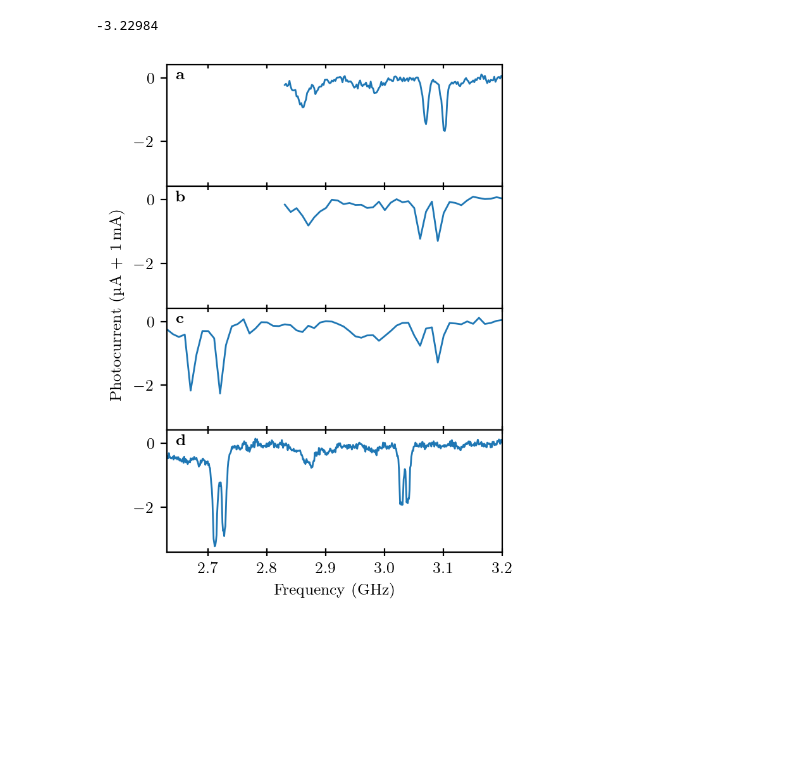
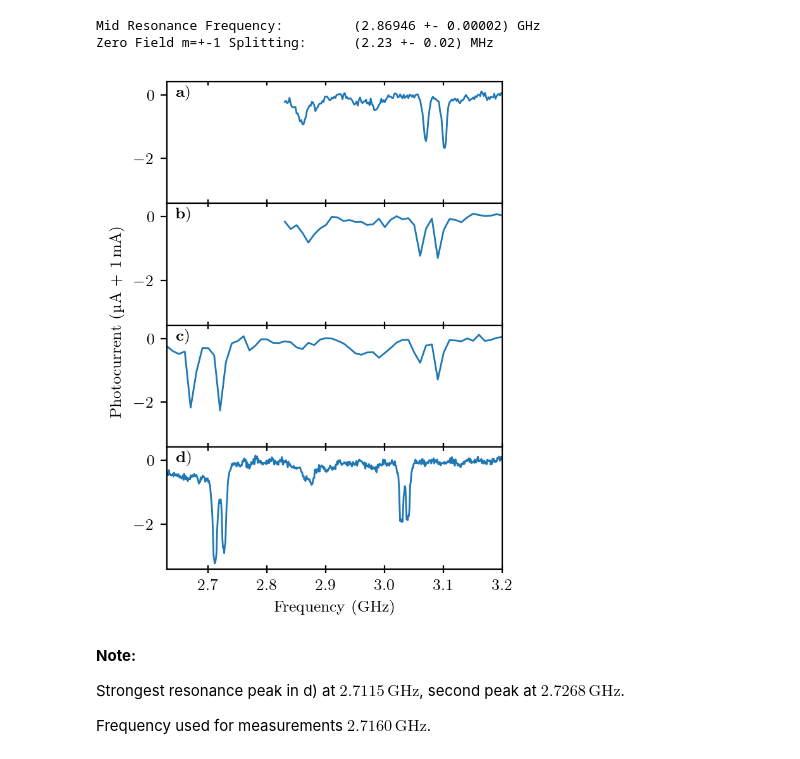
Before and after one commit to broschli/fopra, a Jupyter notebook: nv_centers/plot.ipynb, the cells around one changed output. Drawn from its saved outputs; the diff is of its cells as text; code cells hidden in the pictures; blank space fills up the shorter version.

```diff
--- a/nv_centers/plot.ipynb
+++ b/nv_centers/plot.ipynb
@@ -44,22 +77,33 @@ array([1.00016971, 0.0138373 , 0.00511768, 2.86946838])
+# %%
+print(f"Mid Resonance Frequency: \t ({params[3]:.5f} +- {pcov[3,3]**0.5:.5f}) GHz")
+print(f"Zero Field m=+-1 Splitting: \t ({params[-1]*1e3:.2f} +- {pcov[-1,-1]**0.5*1e3:.2f}) MHz")
+# %% [output]
+Mid Resonance Frequency:         (2.86946 +- 0.00002) GHz
+Zero Field m=+-1 Splitting:      (2.23 +- 0.02) MHz
 # %%
 plt.rcParams["figure.autolayout"] = False
 
 fig2, axs = plt.subplots(ncols=1, nrows=4, sharex=True, sharey=True, figsize=(3.42, 5))
 fig2.subplots_adjust(hspace=0)
 
 odmr_list = [odmr_mag1, odmr_mag2, odmr_mag3, odmr_mag4]
-subplot_labels = ["a", "b", "c", "d"]
+subplot_labels = ["a)", "b)", "c)", "d)"]
 for i, data in enumerate(odmr_list):
     axs[i].plot(data[:,0], data[:,1]*1e3)
     axs[i].tick_params(axis="x", which="both", direction="in", top=True, bottom=True, length=2)
     axs[i].text(2.645, -0.05, r"\textbf "+subplot_labels[i])
 
 axs[3].tick_params(axis="x", which="both", direction="inout", top=True, bottom=True, length=4)
 axs[3].set(xlabel="Frequency (GHz)", xlim=(2.63, 3.2))
 fig2.supylabel(r"Photocurrent (\unit{\micro\A} + \qty{1}{\mA})", fontsize=9, x=-0.01)
 
 # fig2.savefig("./figs/cwodmr_magnets.pdf", bbox_inches="tight")
-np.min(odmr_mag4[:,1])*1e3
+plt.rcParams["figure.autolayout"] = True
 # %% [output]
--3.22984
-[figure, old version]
+[figure, new version]
+# %% [markdown]
+**Note:**
+
+Strongest resonance peak in d) at $2.7115\, \mathrm{GHz}$, second peak at $2.7268\,\mathrm{GHz}$.
+
+Frequency used for measurements $2.7160\,\mathrm{GHz}$.
```
Also changed, not shown: parts of 17 cells of this notebook, 8 other files.
